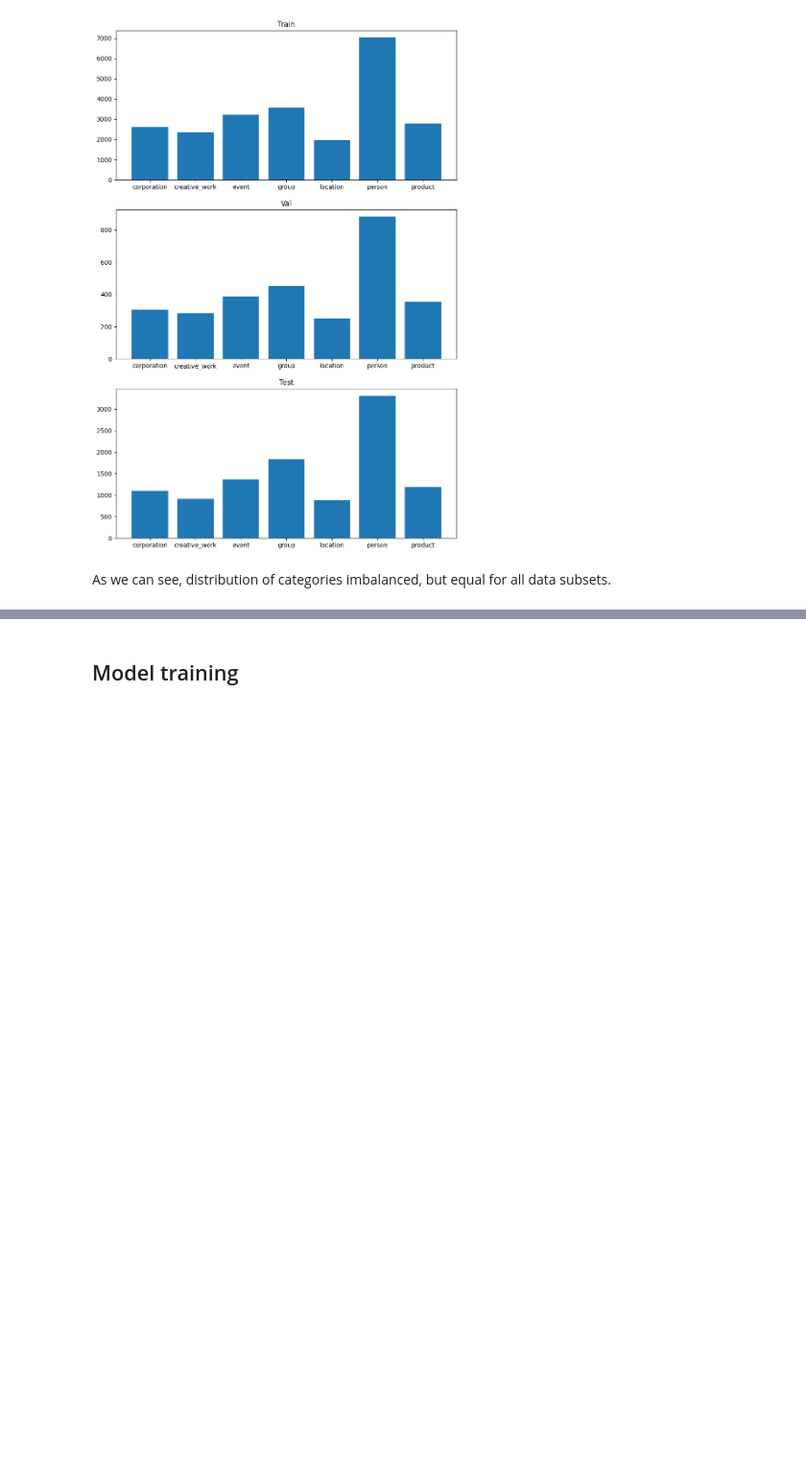
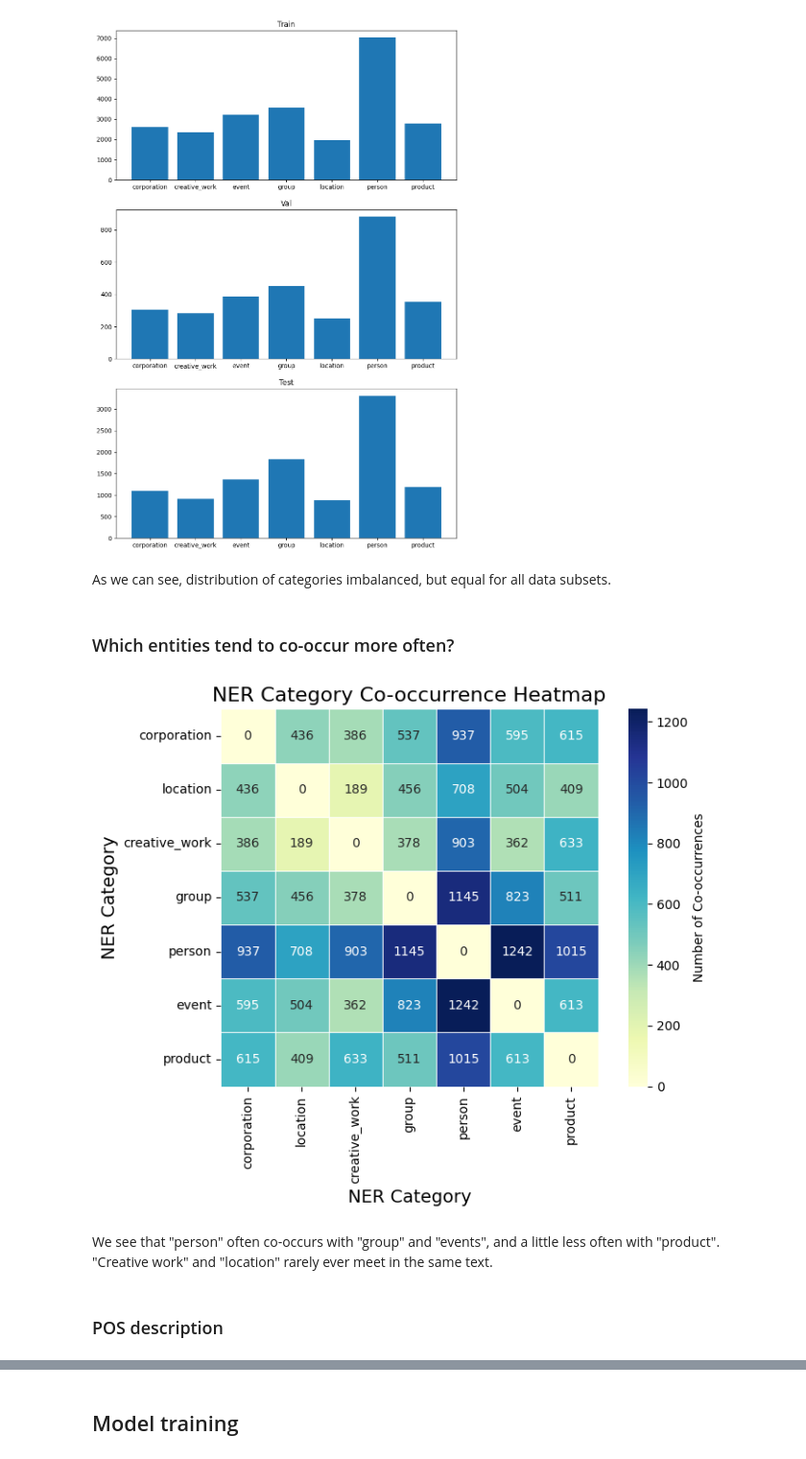
Before and after one commit to AlexSidDev/BigBrother, a Jupyter notebook: EDA.ipynb, the cells around one changed output, grey strips where cells are left out. Shown: that part at 96% size. Cells and saved outputs as stored; diff of their text form; code cells hidden in the pictures; blank space fills up the shorter version.

```diff
--- a/EDA.ipynb
+++ b/EDA.ipynb
@@ -74,3 +278,41 @@ plot_categ_distribution(test_dataset, axes[2], 'Test')
 [figure]
 # %% [markdown]
 As we can see, distribution of categories imbalanced, but equal for all data subsets.
+# %% [markdown]
+### Which entities tend to co-occur more often?
+# %%
+import seaborn as sns
+from tqdm import tqdm
+
+categories = list(labels)
+
+
+def plot_cooccurrence(data: pd.DataFrame) -> None:
+    co_occurrence = pd.DataFrame(0, index=categories, columns=categories)
+
+    for _, row in tqdm(data.iterrows()):
+        sentence_labels = set(label.split('-')[-1] for label in row['labels'] if label != 'O')
+        for cat1 in sentence_labels:
+            for cat2 in sentence_labels:
+                if cat1 == cat2:
+                    continue
+                if cat1 in categories and cat2 in categories:
+                    co_occurrence.loc[cat1, cat2] += 1
+
+    plt.figure(figsize=(8, 6))
+    sns.heatmap(co_occurrence, annot=True, cmap="YlGnBu", fmt="d", square=True,
+                cbar_kws={'label': 'Number of Co-occurrences'}, linewidths=0.5)
+    plt.title("NER Category Co-occurrence Heatmap", fontsize=16)
+    plt.xlabel("NER Category", fontsize=14)
+    plt.ylabel("NER Category", fontsize=14)
+    plt.tight_layout()
+    plt.show()
+
+plot_cooccurrence(train_df)
+# %% [output]
+[figure, added]
+# %% [markdown]
+We see that "person" often co-occurs with "group" and "events", and a little less often with "product".
+"Creative work" and "location" rarely ever meet in the same text.
+# %% [markdown]
+### POS description
```
Also changed, not shown: parts of 24 cells of this notebook, 2 other files.
